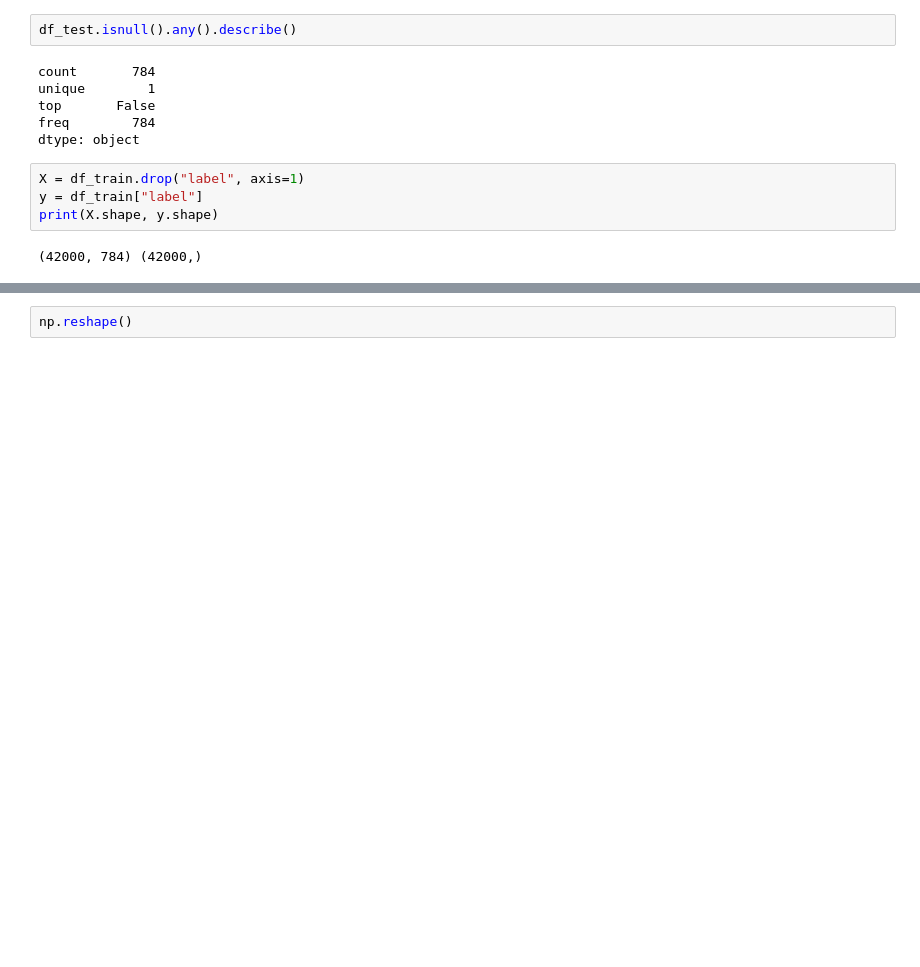
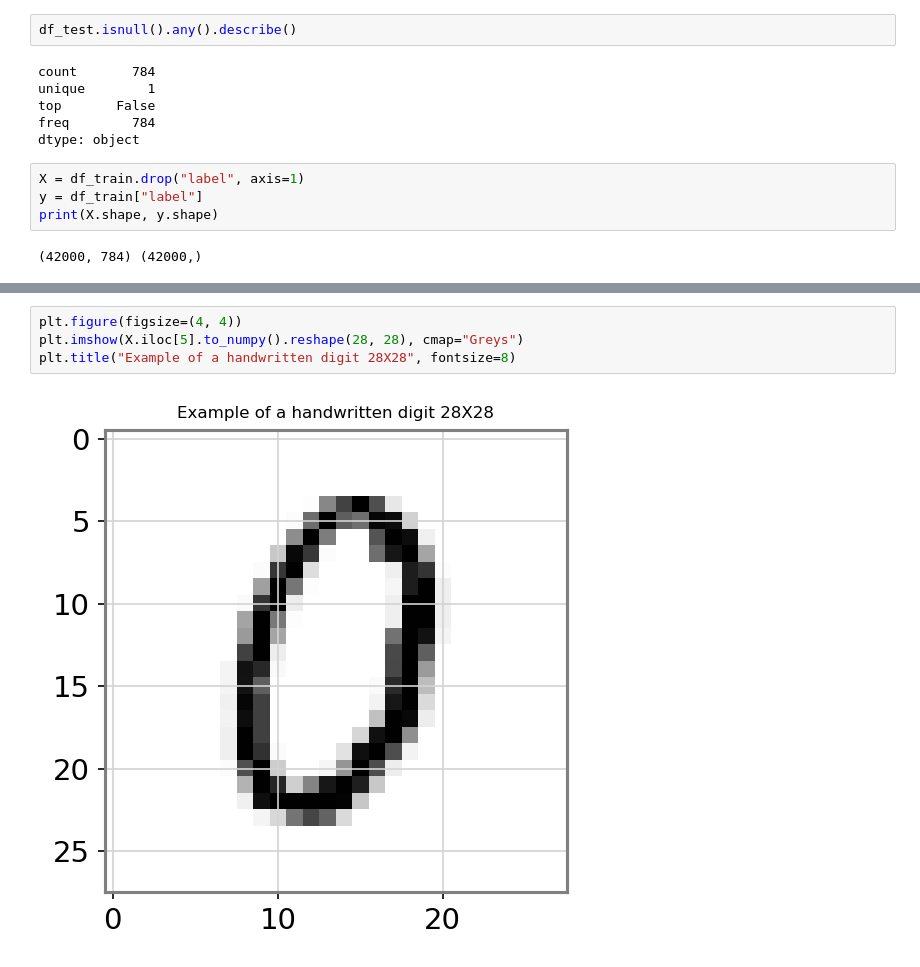
Before and after one commit to omid-sar/MNIST-Data--Digit-Recognizer-, a Jupyter notebook: notebooks/001_inititial_data_exploration.ipynb, the cells around one changed output, grey strips where cells are left out. Cells and saved outputs as stored; diff of their text form; blank space fills up the shorter version.

```diff
--- a/notebooks/001_inititial_data_exploration.ipynb
+++ b/notebooks/001_inititial_data_exploration.ipynb
@@ -99,3 +100,7 @@ plt.ylabel("Count")
 [figure]
-# %%
-np.reshape()
+# %%
+plt.figure(figsize=(4, 4))
+plt.imshow(X.iloc[5].to_numpy().reshape(28, 28), cmap="Greys")
+plt.title("Example of a handwritten digit 28X28", fontsize=8)
+# %% [output]
+[figure, added]
```
Also changed, not shown: parts of 2 cells of this notebook, 3 other files.
